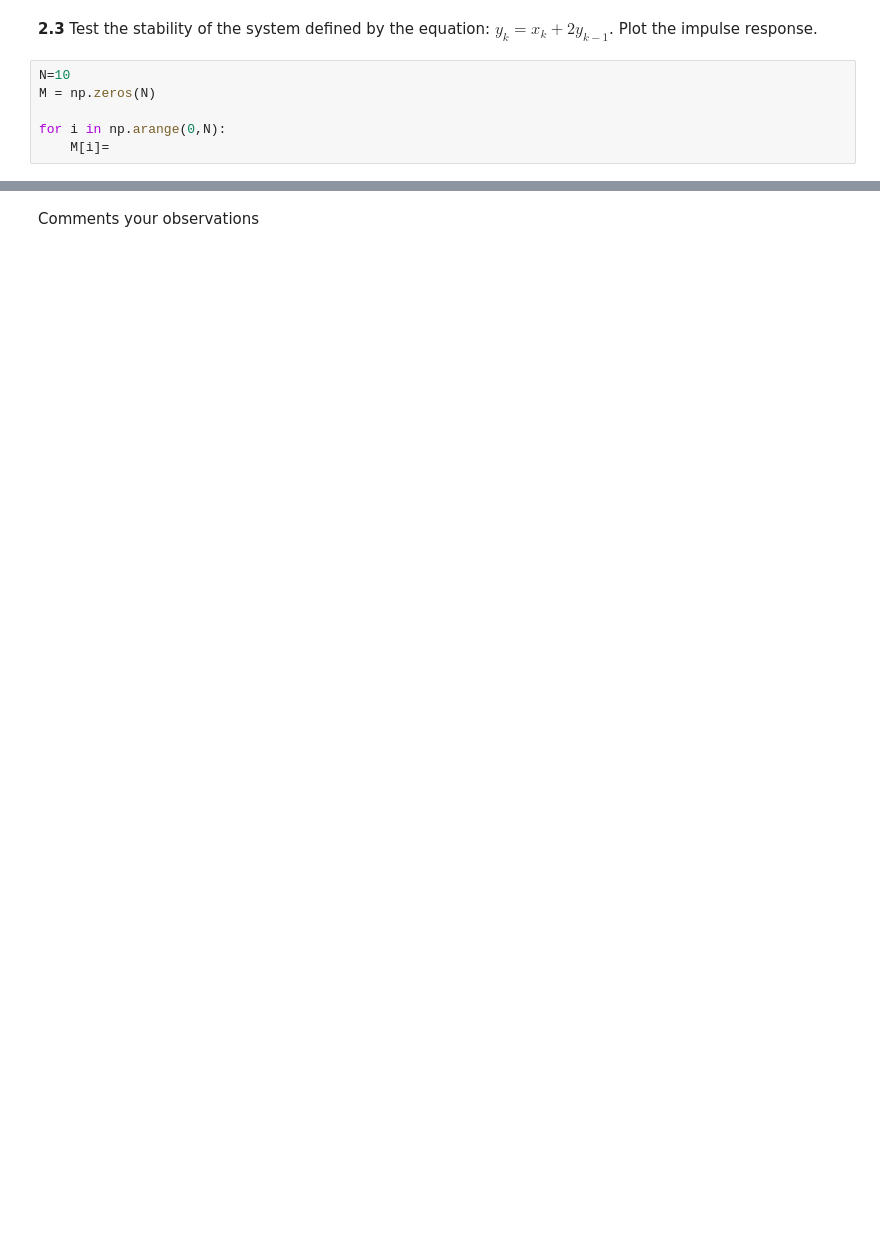
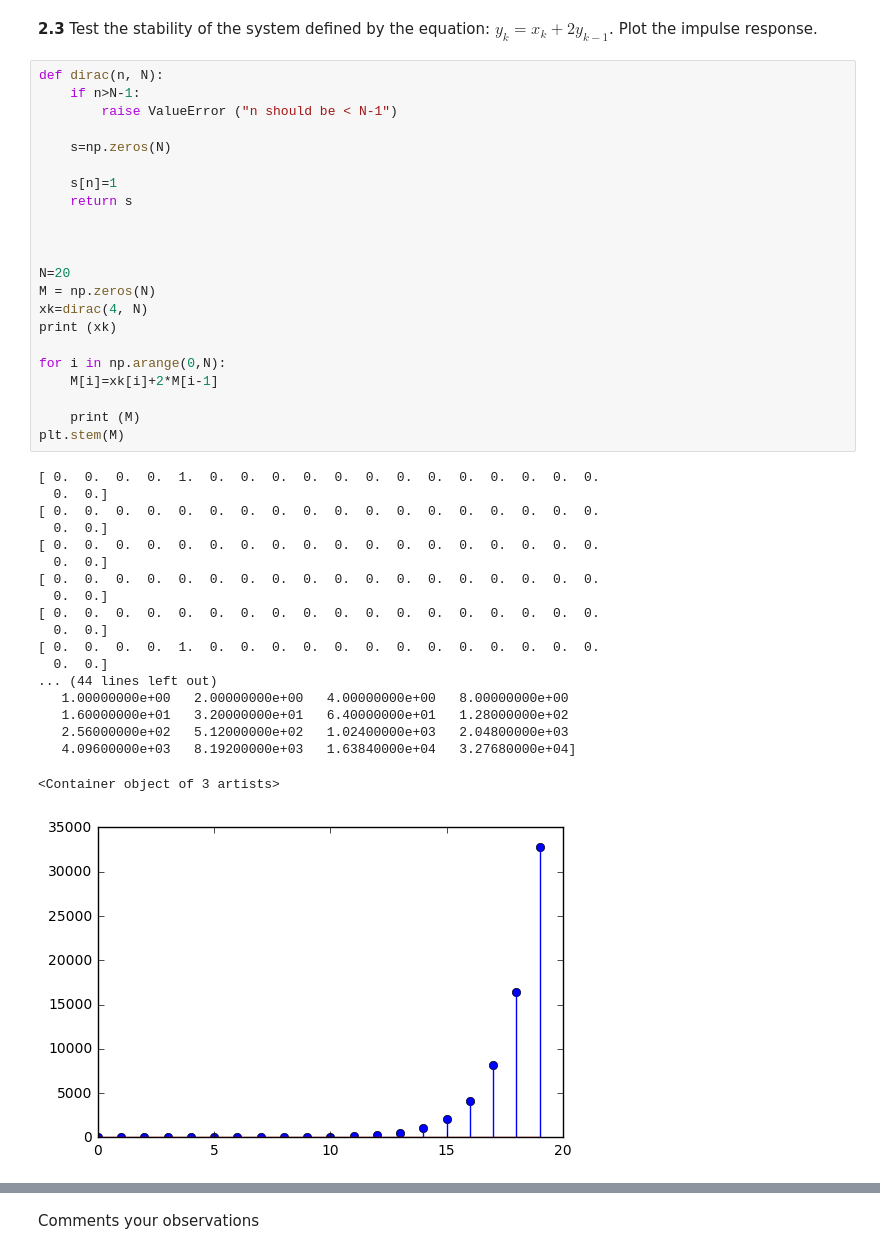
Before and after one commit to Ivan-Mikhailov/DSP-TP-1617, a Jupyter notebook: Lab2/python/Lab2.ipynb, the cells around one changed output, grey strips where cells are left out. Saved outputs shown, nothing was run; the diff lists cells and outputs as text; blank space fills up the shorter version.

```diff
--- a/Lab2/python/Lab2.ipynb
+++ b/Lab2/python/Lab2.ipynb
@@ -188,9 +166,45 @@ plt.stem(prim(dirc,10))
 # %% [markdown]
 **2.3** Test the stability of the system defined by the equation: $y_k=x_k+2y_{k-1}$. Plot the impulse response.
-# %%
-N=10
-M = np.zeros(N)
-
-for i in np.arange(0,N):
-    M[i]=
+# %%
+def dirac(n, N):
+    if n>N-1:
+        raise ValueError ("n should be < N-1")
+
+    s=np.zeros(N)
+
+    s[n]=1
+    return s
+
+
+
+N=20
+M = np.zeros(N)
+xk=dirac(4, N)
+print (xk)
+
+for i in np.arange(0,N):
+    M[i]=xk[i]+2*M[i-1]
+
+    print (M)
+plt.stem(M)
+# %% [output]
+[ 0.  0.  0.  0.  1.  0.  0.  0.  0.  0.  0.  0.  0.  0.  0.  0.  0.  0.
+  0.  0.]
+[ 0.  0.  0.  0.  0.  0.  0.  0.  0.  0.  0.  0.  0.  0.  0.  0.  0.  0.
+  0.  0.]
+[ 0.  0.  0.  0.  0.  0.  0.  0.  0.  0.  0.  0.  0.  0.  0.  0.  0.  0.
+  0.  0.]
+[ 0.  0.  0.  0.  0.  0.  0.  0.  0.  0.  0.  0.  0.  0.  0.  0.  0.  0.
+  0.  0.]
+[ 0.  0.  0.  0.  0.  0.  0.  0.  0.  0.  0.  0.  0.  0.  0.  0.  0.  0.
+  0.  0.]
+[ 0.  0.  0.  0.  1.  0.  0.  0.  0.  0.  0.  0.  0.  0.  0.  0.  0.  0.
+  0.  0.]
+... (44 lines left out)
+   1.00000000e+00   2.00000000e+00   4.00000000e+00   8.00000000e+00
+   1.60000000e+01   3.20000000e+01   6.40000000e+01   1.28000000e+02
+   2.56000000e+02   5.12000000e+02   1.02400000e+03   2.04800000e+03
+   4.09600000e+03   8.19200000e+03   1.63840000e+04   3.27680000e+04]
+<Container object of 3 artists>
+[figure, added]
 # %% [markdown]
```
Also changed, not shown: parts of 12 cells of this notebook.
